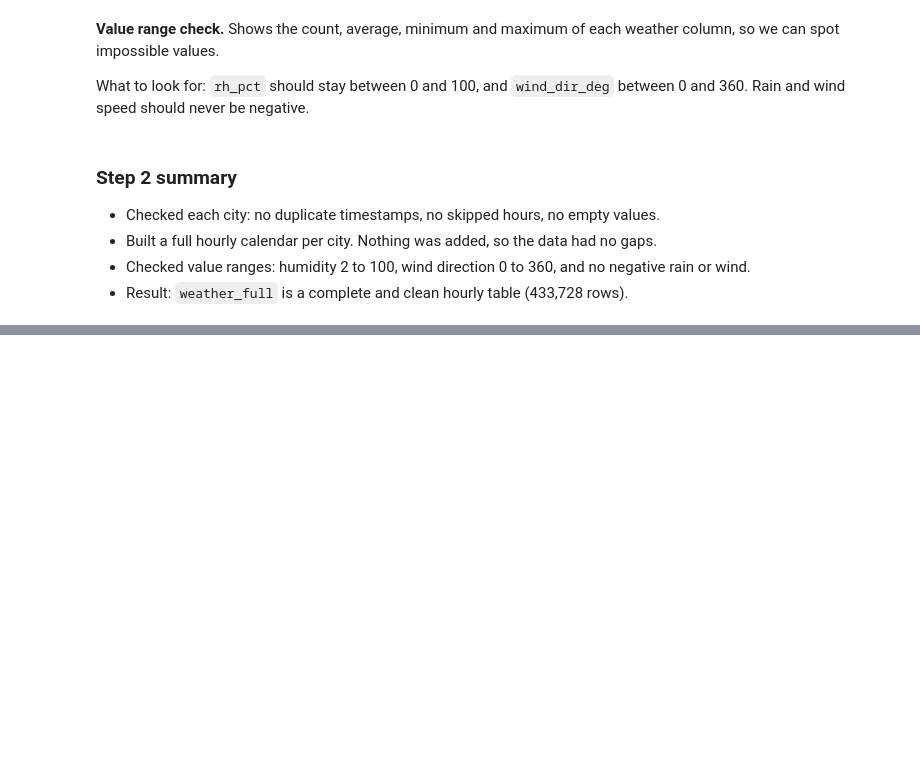
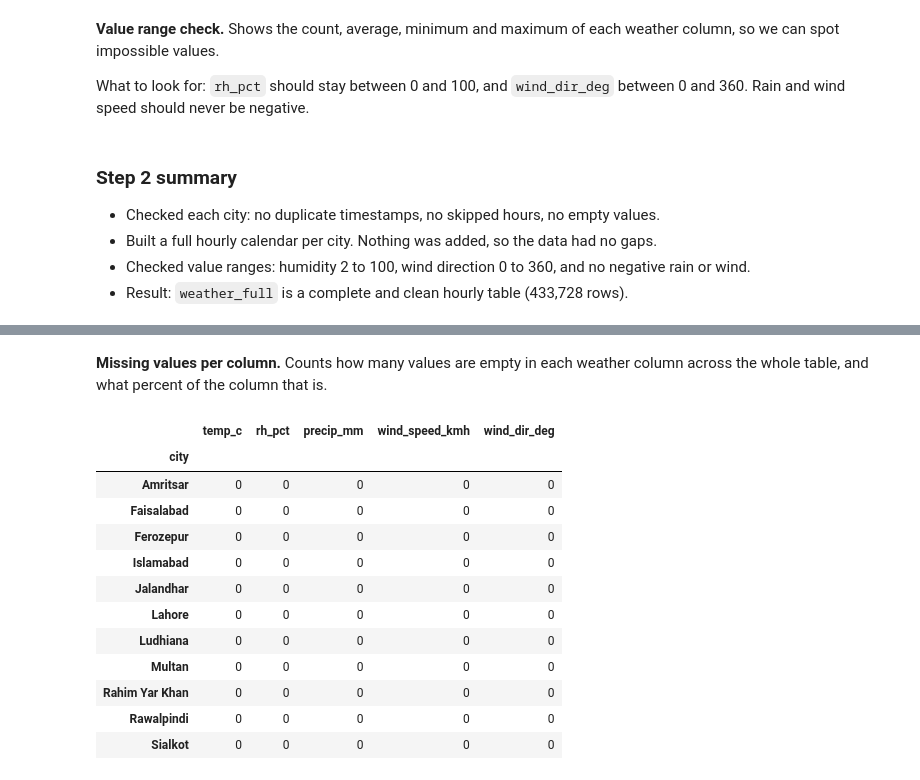
Before and after one commit to IsmailNooruddin/Smog-Analysis-DSSG, a Jupyter notebook: weather.ipynb, the cells around one changed output, grey strips where cells are left out. Cells and saved outputs as stored; diff of their text form; code cells hidden in the pictures; blank space fills up the shorter version.

```diff
--- a/weather.ipynb
+++ b/weather.ipynb
@@ -216,0 +227,9 @@ What to look for: `rh_pct` should stay between 0 and 100, and `wind_dir_deg` bet
+# %%
+weather = weather_full.rename(columns={"time": "time_gmt"})
+weather["datetime_pkt"] = weather["time_gmt"] + pd.Timedelta(hours=5)
+weather["date"] = weather["datetime_pkt"].dt.normalize()   # calendar day, time set to 00:00
+weather["hour"] = weather["datetime_pkt"].dt.hour          # 0 to 23
+
+# tidy column order
+weather = weather[["city", "country", "datetime_pkt", "date", "hour", "time_gmt"] + value_cols]
+weather.head()
@@ -216,0 +247,12 @@ What to look for: `rh_pct` should stay between 0 and 100, and `wind_dir_deg` bet
+# %%
+start = pd.Timestamp("2022-01-01")
+end = pd.Timestamp("2023-12-31")
+
+weather = weather[(weather["date"] >= start) & (weather["date"] <= end)].reset_index(drop=True)
+
+print("Rows after cut:", len(weather))
+weather.groupby("city").agg(
+    rows=("datetime_pkt", "size"),
+    first=("datetime_pkt", "min"),
+    last=("datetime_pkt", "max"),
+)
@@ -216,0 +299,19 @@ What to look for: `rh_pct` should stay between 0 and 100, and `wind_dir_deg` bet
+# %% [markdown]
+**Missing values per column.** Counts how many values are empty in each weather column across the whole table, and what percent of the column that is.
+# %%
+missing_by_city = weather.groupby("city")[value_cols].apply(lambda d: d.isna().sum())
+missing_by_city
+# %% [output]
+|  | temp_c | rh_pct | precip_mm | wind_speed_kmh | wind_dir_deg |
+| city |  |  |  |  |  |
+| Amritsar | 0 | 0 | 0 | 0 | 0 |
+| Faisalabad | 0 | 0 | 0 | 0 | 0 |
+| Ferozepur | 0 | 0 | 0 | 0 | 0 |
+| Islamabad | 0 | 0 | 0 | 0 | 0 |
+| Jalandhar | 0 | 0 | 0 | 0 | 0 |
+| Lahore | 0 | 0 | 0 | 0 | 0 |
+| Ludhiana | 0 | 0 | 0 | 0 | 0 |
+| Multan | 0 | 0 | 0 | 0 | 0 |
+| Rahim Yar Khan | 0 | 0 | 0 | 0 | 0 |
+| Rawalpindi | 0 | 0 | 0 | 0 | 0 |
+| Sialkot | 0 | 0 | 0 | 0 | 0 |
```
Also changed, not shown: parts of 24 cells of this notebook.
